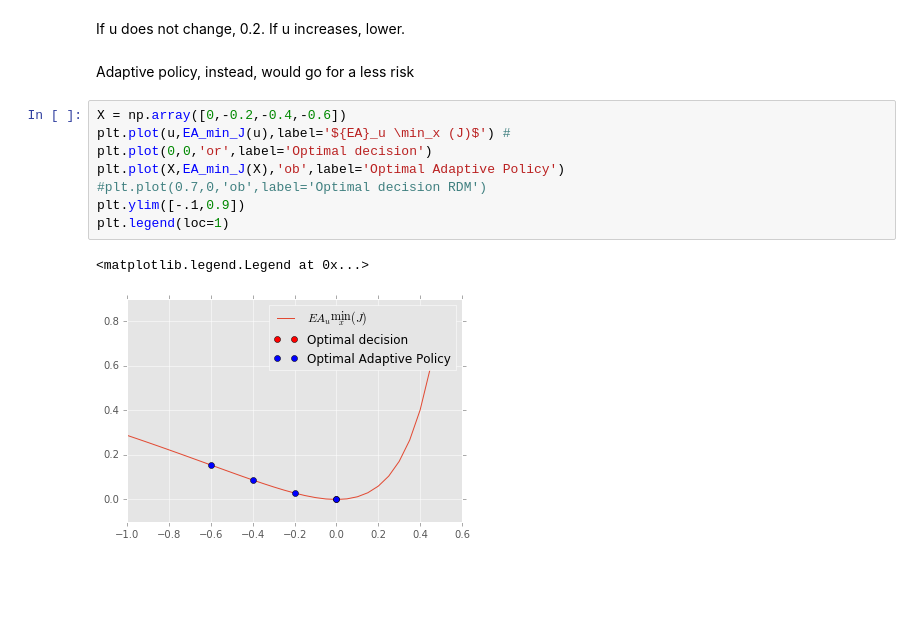
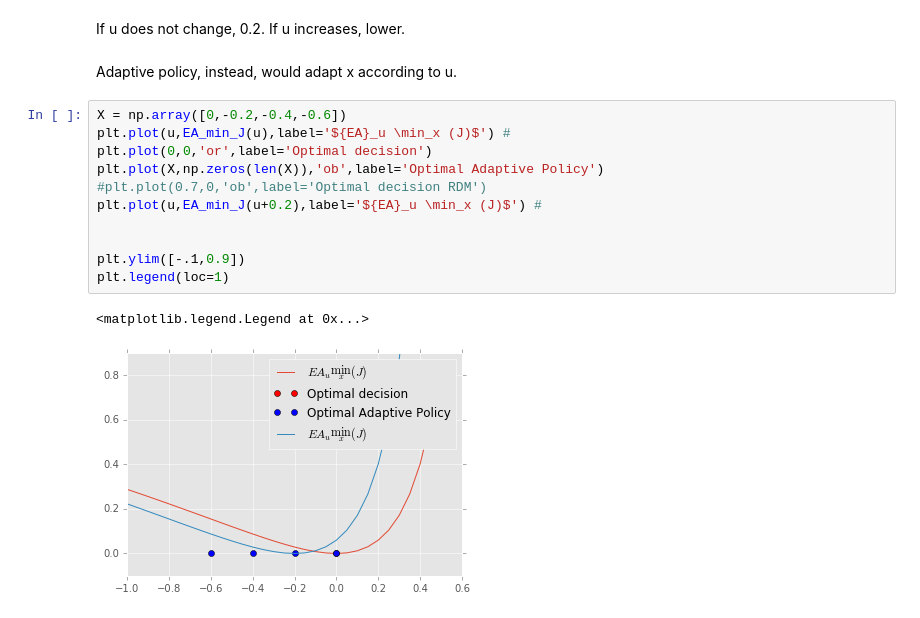
Before and after one commit to luciofaso/Monitoring_DAP, a Jupyter notebook: 0_Examples/value_of_adaptation.ipynb, the cells around one changed output. Cells and saved outputs as stored; diff of their text form; blank space fills up the shorter version.

Commit message:
added value_of_adapt

```diff
--- a/0_Examples/value_of_adaptation.ipynb
+++ b/0_Examples/value_of_adaptation.ipynb
@@ -86,16 +89,19 @@ plt.legend(loc=2)
 [figure]
 # %% [markdown]
 If u does not change, 0.2. If u increases, lower.
-# %% [markdown]
-Adaptive policy, instead, would go for a less risk
+# %% [markdown]
+Adaptive policy, instead, would adapt x according to u.
 # %%
 X = np.array([0,-0.2,-0.4,-0.6])
 plt.plot(u,EA_min_J(u),label='${EA}_u \min_x (J)$') #
 plt.plot(0,0,'or',label='Optimal decision')
-plt.plot(X,EA_min_J(X),'ob',label='Optimal Adaptive Policy')
+plt.plot(X,np.zeros(len(X)),'ob',label='Optimal Adaptive Policy')
 #plt.plot(0.7,0,'ob',label='Optimal decision RDM')
+plt.plot(u,EA_min_J(u+0.2),label='${EA}_u \min_x (J)$') #
+
+
 plt.ylim([-.1,0.9])
 plt.legend(loc=1)
 # %% [output]
 <matplotlib.legend.Legend at 0x...>
-[figure, old version]
+[figure, new version]
```
Also changed, not shown: parts of 3 cells of this notebook.
